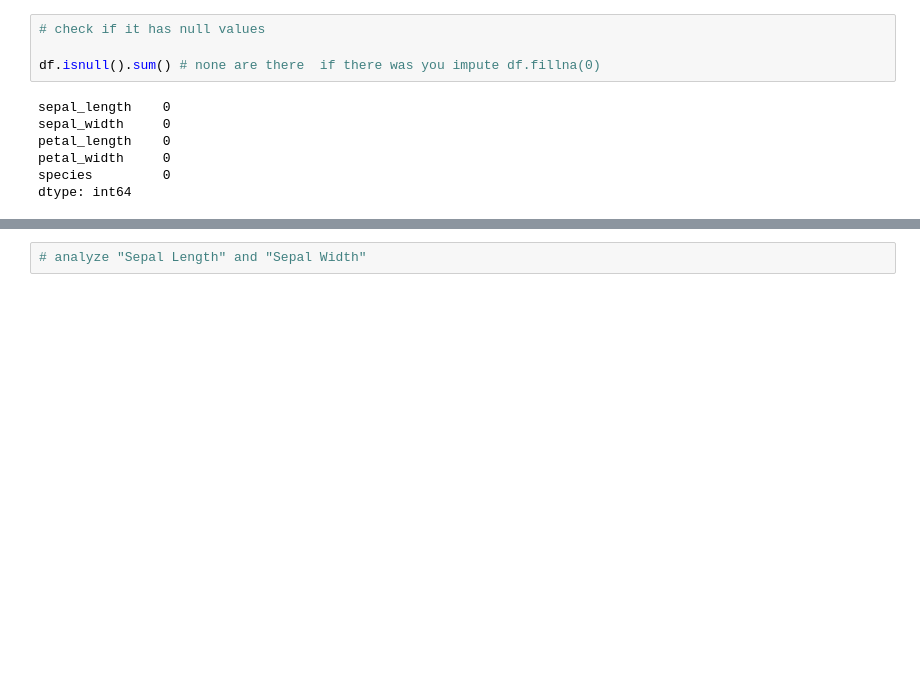
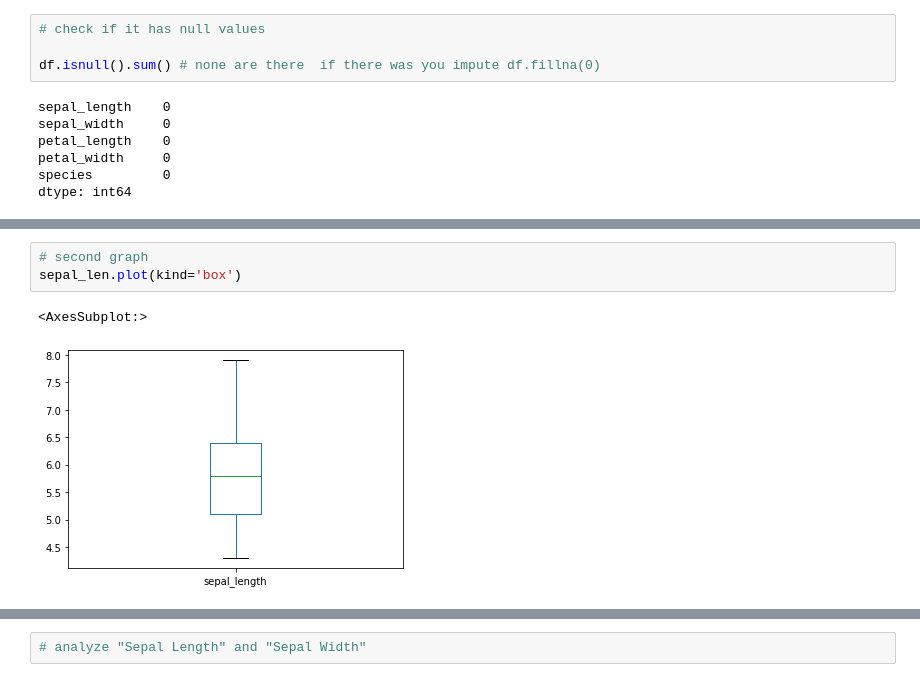
Before and after one commit to mbuguanewton/ds_learn, a Jupyter notebook: ds_iris/Data Analytics.ipynb, the cells around one changed output, grey strips where cells are left out. Drawn from its saved outputs; the diff is of its cells as text; blank space fills up the shorter version.

```diff
--- a/ds_iris/Data Analytics.ipynb
+++ b/ds_iris/Data Analytics.ipynb
@@ -26,0 +56,6 @@ dtype: int64
+# %%
+# second graph
+sepal_len.plot(kind='box')
+# %% [output]
+<AxesSubplot:>
+[figure, added]
```
Also changed, not shown: parts of 9 cells of this notebook.
